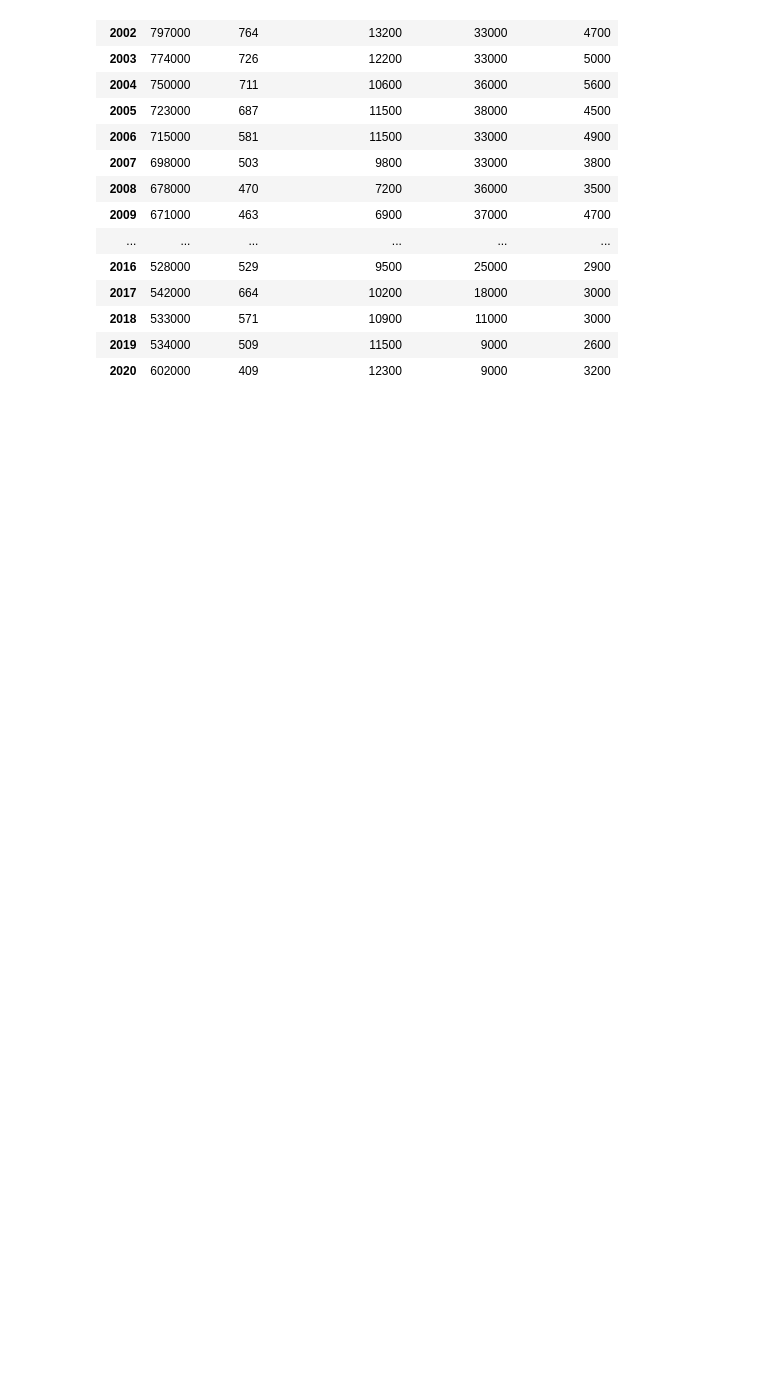
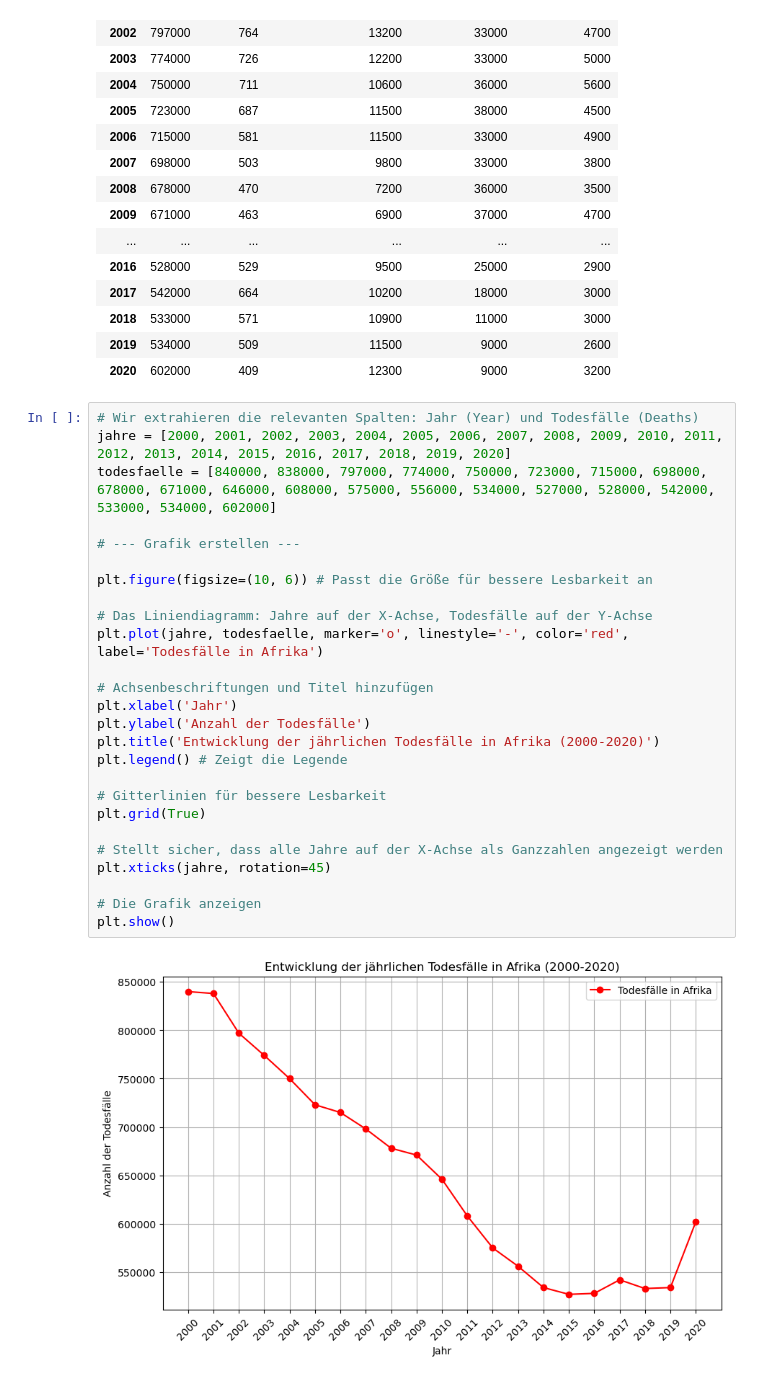
Before and after one commit to kipisha/Informatik-1, a Jupyter notebook: LN_Python_malaria.ipynb, the cells around one changed output. Cells and saved outputs as stored; diff of their text form; blank space fills up the shorter version.

```diff
--- a/LN_Python_malaria.ipynb
+++ b/LN_Python_malaria.ipynb
@@ -165,3 +165,31 @@ df_pivot
 | 2018 | 533000 | 571 | 10900 | 11000 | 3000 |
 | 2019 | 534000 | 509 | 11500 | 9000 | 2600 |
 | 2020 | 602000 | 409 | 12300 | 9000 | 3200 |
+# %%
+# Wir extrahieren die relevanten Spalten: Jahr (Year) und Todesfälle (Deaths)
+jahre = [2000, 2001, 2002, 2003, 2004, 2005, 2006, 2007, 2008, 2009, 2010, 2011, 2012, 2013, 2014, 2015, 2016, 2017, 2018, 2019, 2020]
+todesfaelle = [840000, 838000, 797000, 774000, 750000, 723000, 715000, 698000, 678000, 671000, 646000, 608000, 575000, 556000, 534000, 527000, 528000, 542000, 533000, 534000, 602000]
+
+# --- Grafik erstellen ---
+
+plt.figure(figsize=(10, 6)) # Passt die Größe für bessere Lesbarkeit an
+
+# Das Liniendiagramm: Jahre auf der X-Achse, Todesfälle auf der Y-Achse
+plt.plot(jahre, todesfaelle, marker='o', linestyle='-', color='red', label='Todesfälle in Afrika')
+
+# Achsenbeschriftungen und Titel hinzufügen
+plt.xlabel('Jahr')
+plt.ylabel('Anzahl der Todesfälle')
+plt.title('Entwicklung der jährlichen Todesfälle in Afrika (2000-2020)')
+plt.legend() # Zeigt die Legende
+
+# Gitterlinien für bessere Lesbarkeit
+plt.grid(True)
+
+# Stellt sicher, dass alle Jahre auf der X-Achse als Ganzzahlen angezeigt werden
+plt.xticks(jahre, rotation=45)
+
+# Die Grafik anzeigen
+plt.show()
+# %% [output]
+[figure, added]
```
